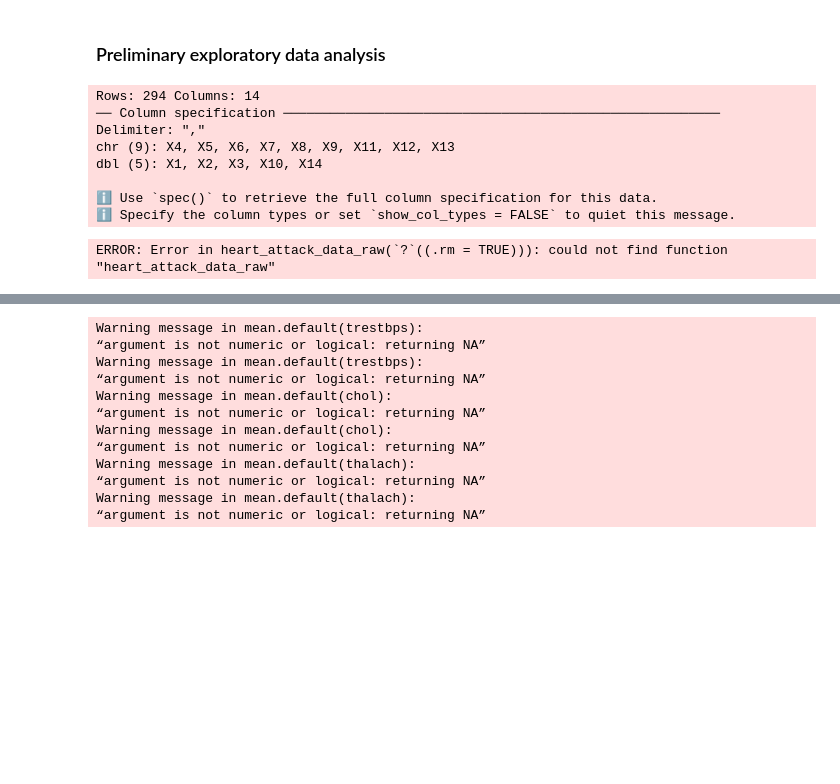
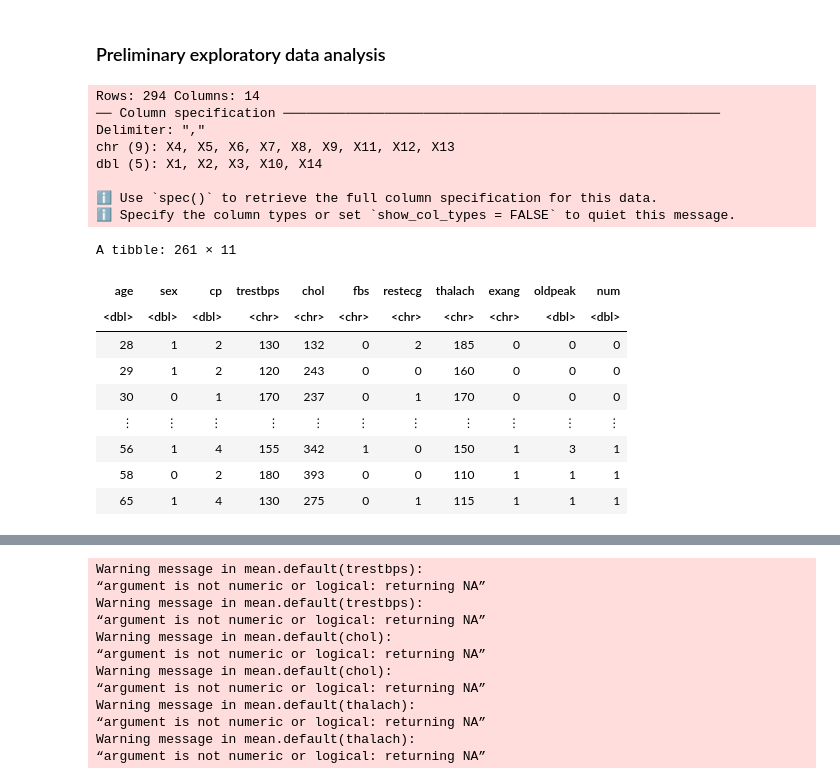
Before and after one commit to RichardAdhika22/heart_attack_prediction_knn, a Jupyter notebook: summary_tables.ipynb, the cells around one changed output, grey strips where cells are left out. Saved outputs shown, nothing was run; the diff lists cells and outputs as text; code cells hidden in the pictures; blank space fills up the shorter version.

```diff
--- a/summary_tables.ipynb
+++ b/summary_tables.ipynb
@@ -37,22 +37,35 @@ The heart attack data is imported from UCI machine learning repository, written
 # %%
 heart_attack_data_raw = read_csv("https://raw.githubusercontent.com/RichardAdhika22/group115/main/processed.hungarian%20(1).data",
                                 ,col_names=FALSE)
 colnames(heart_attack_data_raw) = c('age','sex','cp','trestbps','chol','fbs','restecg','thalach','exang','oldpeak','slope','ca','thal','num')
 heart_attack_data_raw = heart_attack_data_raw |>
     select(-slope, -ca, -thal)
-heart_attack_data_raw ("?".rm = TRUE)
 
-heart_attack_data_raw
+# find elements
+idx <- heart_attack_data_raw == "?"
+# replace elements with NA
+is.na(heart_attack_data_raw) <- idx
+
+drop_na(heart_attack_data_raw, age:num)
 # %% [output]
 Rows: 294 Columns: 14
 ── Column specification ────────────────────────────────────────────────────────
 Delimiter: ","
 chr (9): X4, X5, X6, X7, X8, X9, X11, X12, X13
 dbl (5): X1, X2, X3, X10, X14
 
 ℹ Use `spec()` to retrieve the full column specification for this data.
 ℹ Specify the column types or set `show_col_types = FALSE` to quiet this message.
-ERROR: Error in heart_attack_data_raw(`?`((.rm = TRUE))): could not find function "heart_attack_data_raw"
+A tibble: 261 × 11
+| age | sex | cp | trestbps | chol | fbs | restecg | thalach | exang | oldpeak | num |
+| <dbl> | <dbl> | <dbl> | <chr> | <chr> | <chr> | <chr> | <chr> | <chr> | <dbl> | <dbl> |
+| 28 | 1 | 2 | 130 | 132 | 0 | 2 | 185 | 0 | 0 | 0 |
+| 29 | 1 | 2 | 120 | 243 | 0 | 0 | 160 | 0 | 0 | 0 |
+| 30 | 0 | 1 | 170 | 237 | 0 | 1 | 170 | 0 | 0 | 0 |
+| ⋮ | ⋮ | ⋮ | ⋮ | ⋮ | ⋮ | ⋮ | ⋮ | ⋮ | ⋮ | ⋮ |
+| 56 | 1 | 4 | 155 | 342 | 1 | 0 | 150 | 1 | 3 | 1 |
+| 58 | 0 | 2 | 180 | 393 | 0 | 0 | 110 | 1 | 1 | 1 |
+| 65 | 1 | 4 | 130 | 275 | 0 | 1 | 115 | 1 | 1 | 1 |
 # %%
 heart_attack_data = select(heart_attack_data_raw,sex,trestbps,chol,thalach,cp,num)
 #heart_attack_data = mutate(heart_attack_data,cp=as.factor(cp),num=as.factor(num))
```
Also changed, not shown: parts of 1 cell of this notebook.
